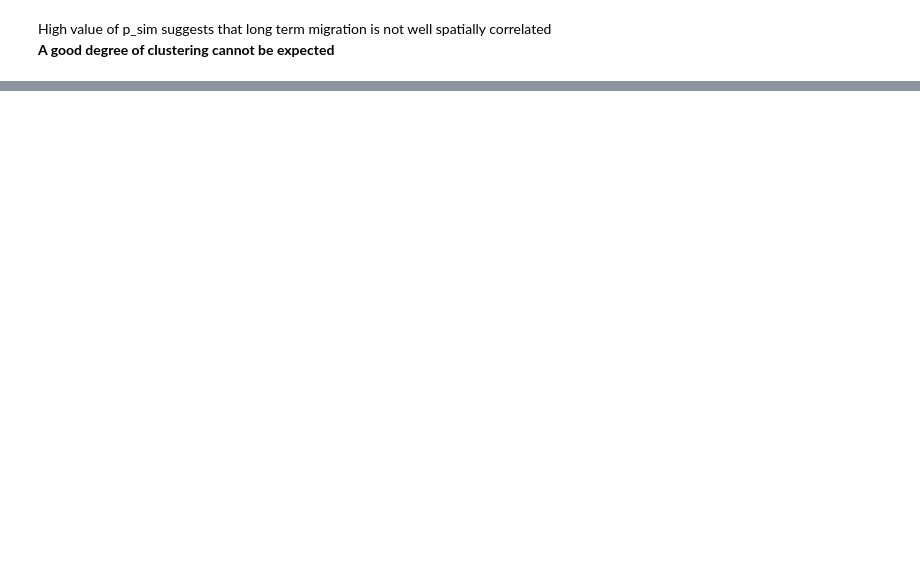
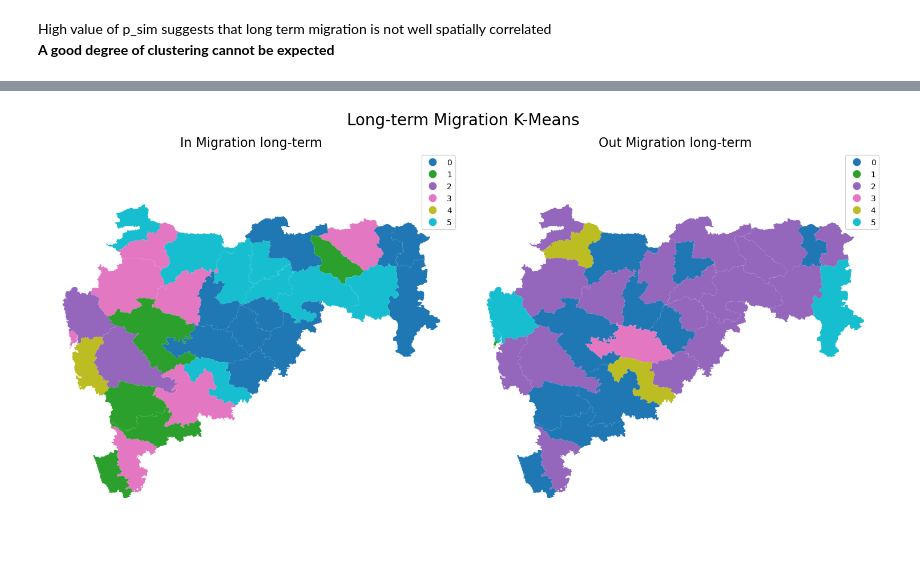
Before and after one commit to vidushi711/SDS_Final, a Jupyter notebook: Exploration/Maharashtra_migration.ipynb, the cells around one changed output, grey strips where cells are left out. Drawn from its saved outputs; the diff is of its cells as text; code cells hidden in the pictures; blank space fills up the shorter version.

```diff
--- a/Exploration/Maharashtra_migration.ipynb
+++ b/Exploration/Maharashtra_migration.ipynb
@@ -815,0 +1007,6 @@ High value of p_sim suggests that long term migration is not well spatially corr
+# %%
+two_maps_categorical(mh_gdf2, var1="k6cls_in_lt", var2="k6cls_out_lt",
+                     title1="In Migration long-term", title2="Out Migration long-term",
+                     title="Long-term Migration K-Means")
+# %% [output]
+[figure, added]
```
Also changed, not shown: parts of 54 cells of this notebook.
